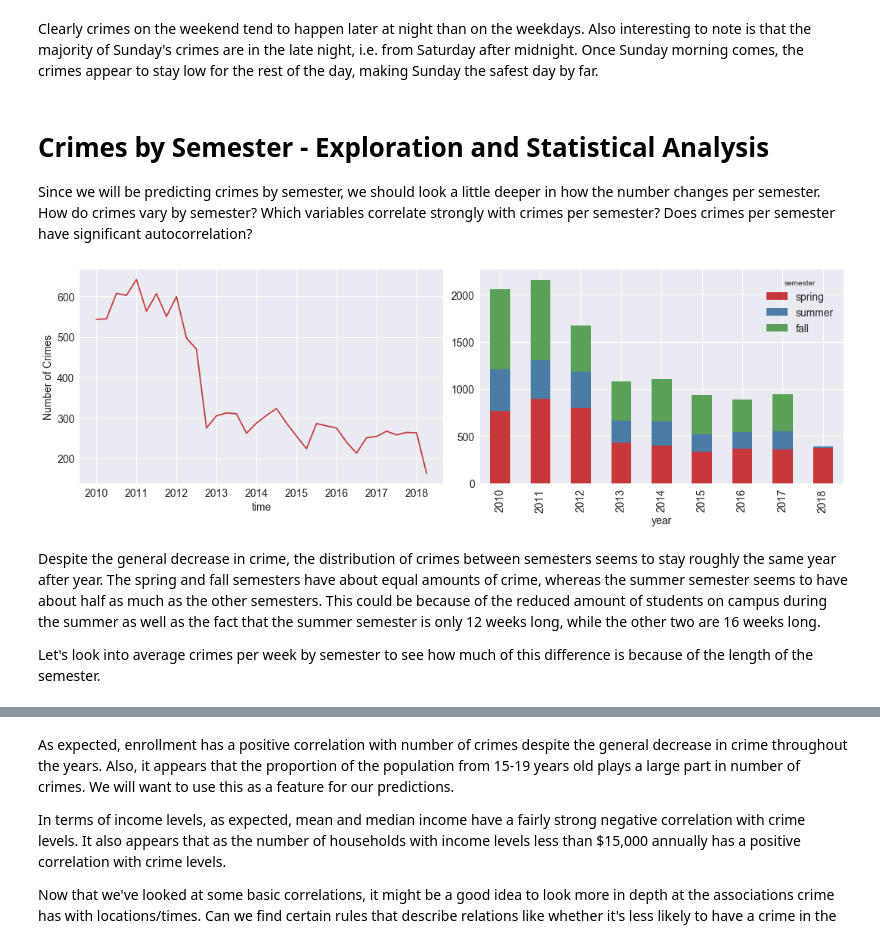
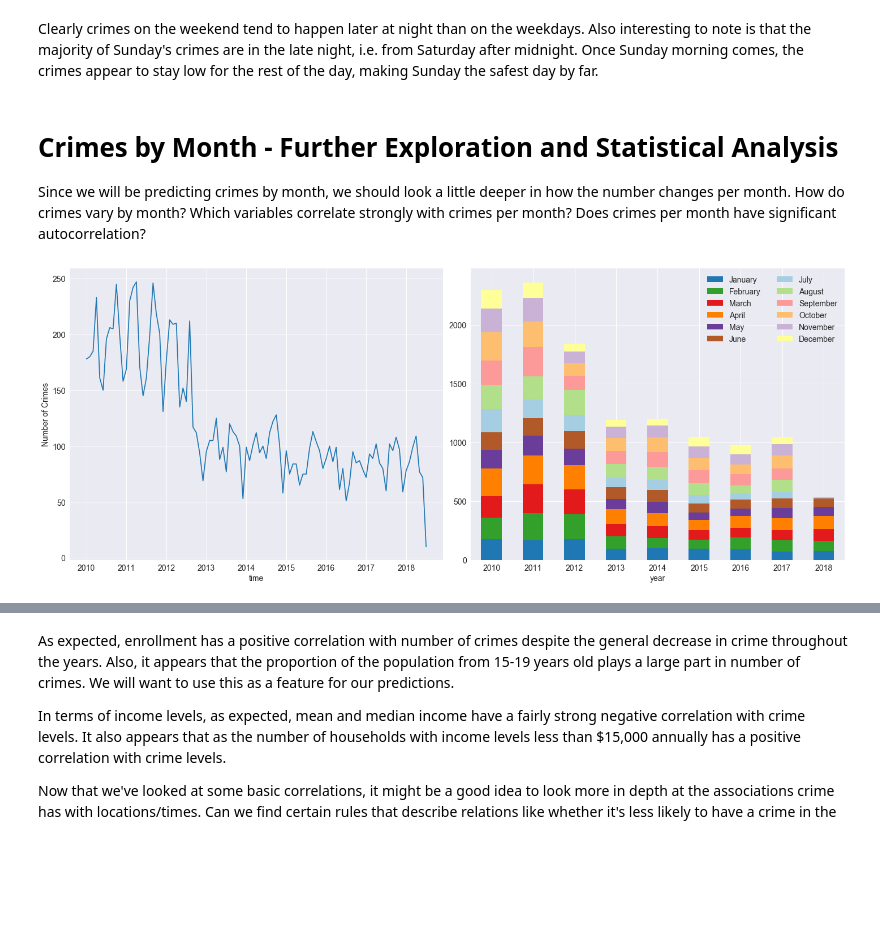
Before and after one commit to pspratling/Forecasting-Crime-around-the-Georgia-Tech-Campus, a Jupyter notebook: Project/Exploratory Data Analysis.ipynb, the cells around one changed output, grey strips where cells are left out. Drawn from its saved outputs; the diff is of its cells as text; code cells hidden in the pictures; blank space fills up the shorter version.

Commit message:
update regression
switched to aggregating by month instead of semester

```diff
--- a/Project/Exploratory Data Analysis.ipynb
+++ b/Project/Exploratory Data Analysis.ipynb
@@ -8,7 +8,9 @@ import scipy.stats as stats
 import mplleaflet
 %matplotlib inline
 plt.style.use('seaborn')
-sns.set_palette(sns.color_palette("Set1", n_colors=7, desat=0.7))
+p = sns.color_palette('Paired', n_colors=12)
+palette = [c for c in p[1::2]] + [c for c in p[::2]]
+sns.set_palette(palette)
 
 #setting matplotlib parameters
 params = {'axes.titlesize':'20',
@@ -24,9 +26,16 @@ We will only look at crime from 2010-2017 as 2018 is not complete yet.
 # %%
 c = pd.read_csv('../Data/crime_data_clean.csv', index_col='time', parse_dates=True)
 
+#labels for use in plots
+semester_names = ['spring', 'summer', 'fall']
+month_names = ['January', 'February', 'March', 'April', 'May', 'June', 'July',
+               'August', 'September', 'October', 'November', 'December']
+dow_names = ['Monday', 'Tuesday', 'Wednesday', 'Thursday', 'Friday', 'Saturday', 'Sunday']
+
+
 #setting semester as categorical datatype to maintain correct order
 c['semester'] = c['semester'].astype(pd.api.types.CategoricalDtype(
-    categories=['spring', 'summer', 'fall'], ordered=True))
+    categories=semester_names, ordered=True))
 
 c.head()
 # %% [output]
@@ -170,22 +180,21 @@ plt.show()
 # %% [markdown]
 Clearly crimes on the weekend tend to happen later at night than on the weekdays. Also interesting to note is that the majority of Sunday's crimes are in the late night, i.e. from Saturday after midnight. Once Sunday morning comes, the crimes appear to stay low for the rest of the day, making Sunday the safest day by far.
 # %% [markdown]
-# Crimes by Semester - Exploration and Statistical Analysis
+# Crimes by Month - Further Exploration and Statistical Analysis
 
-Since we will be predicting crimes by semester, we should look a little deeper in how the number changes per semester. How do crimes vary by semester? Which variables correlate strongly with crimes per semester? Does crimes per semester have significant autocorrelation?
+Since we will be predicting crimes by month, we should look a little deeper in how the number changes per month. How do crimes vary by month? Which variables correlate strongly with crimes per month? Does crimes per month have significant autocorrelation?
 # %%
-fig, ax = plt.subplots(1, 2, figsize=(15, 5))
+fig, ax = plt.subplots(1, 2, figsize=(20, 8))
 
-c.resample('Q').size().plot(ax=ax[0])
-semester_size = c.groupby(['year', 'semester']).size()
-semester_size.unstack().plot(kind='bar', stacked=True, ax=ax[1])
+#plotting number of crimes resampled by month
+c.resample('M').size().plot(ax=ax[0])
+#plotting composition of crimes by month throughout the years
+month_size = c.groupby(['year', 'month']).size()
+month_size.unstack().plot(kind='bar', stacked=True, ax=ax[1], rot=0)
+
 ax[0].set_ylabel('Number of Crimes')
-
+ax[1].legend(month_names, ncol=2)
 plt.tight_layout()
 plt.show()
 # %% [output]
-[figure, old version]
+[figure, new version]
-# %% [markdown]
-Despite the general decrease in crime, the distribution of crimes between semesters seems to stay roughly the same year after year. The spring and fall semesters have about equal amounts of crime, whereas the summer semester seems to have about half as much as the other semesters. This could be because of the reduced amount of students on campus during the summer as well as the fact that the summer semester is only 12 weeks long, while the other two are 16 weeks long.
-
-Let's look into average crimes per week by semester to see how much of this difference is because of the length of the semester.
```
Also changed, not shown: parts of 25 cells of this notebook, 2 other files.
